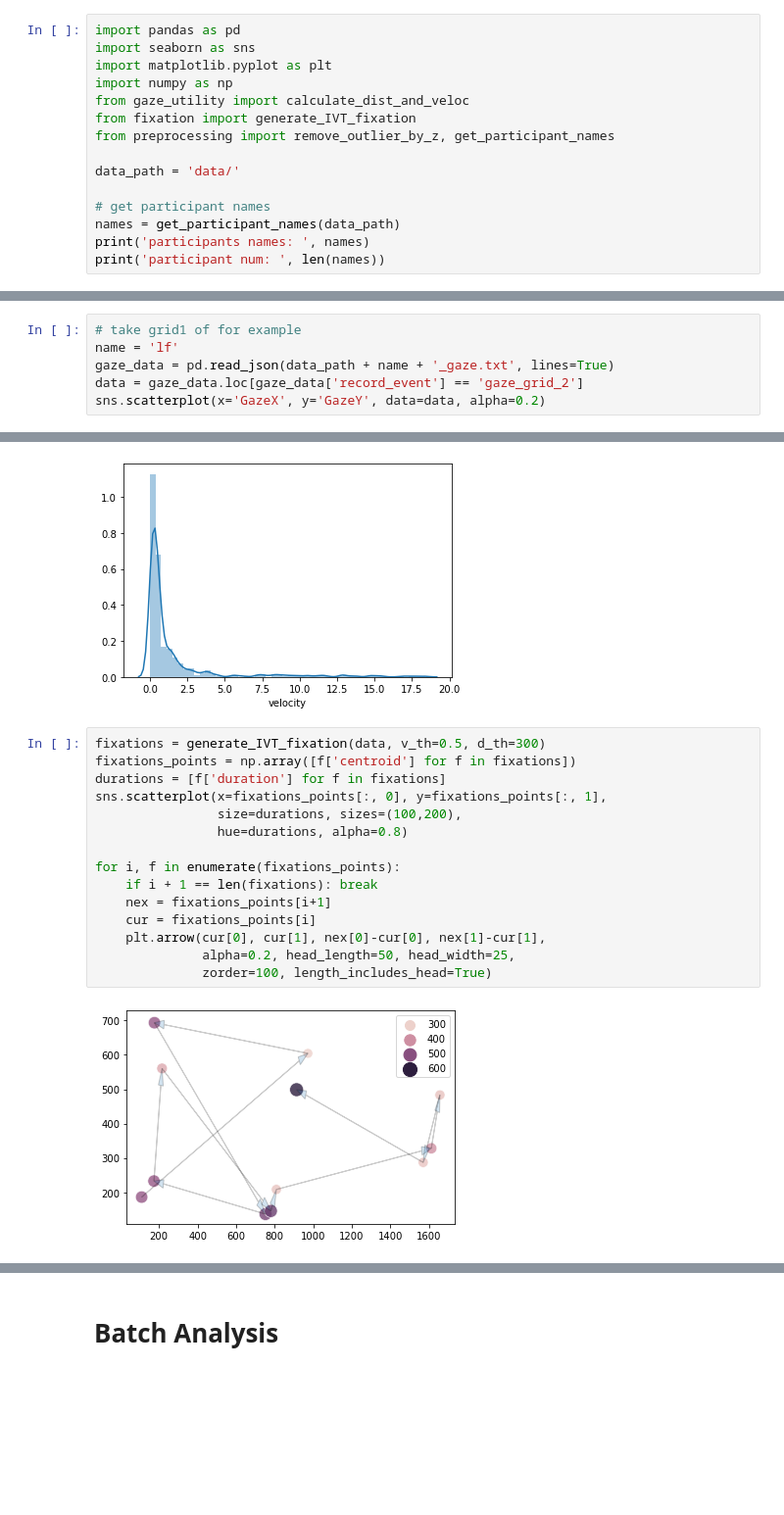
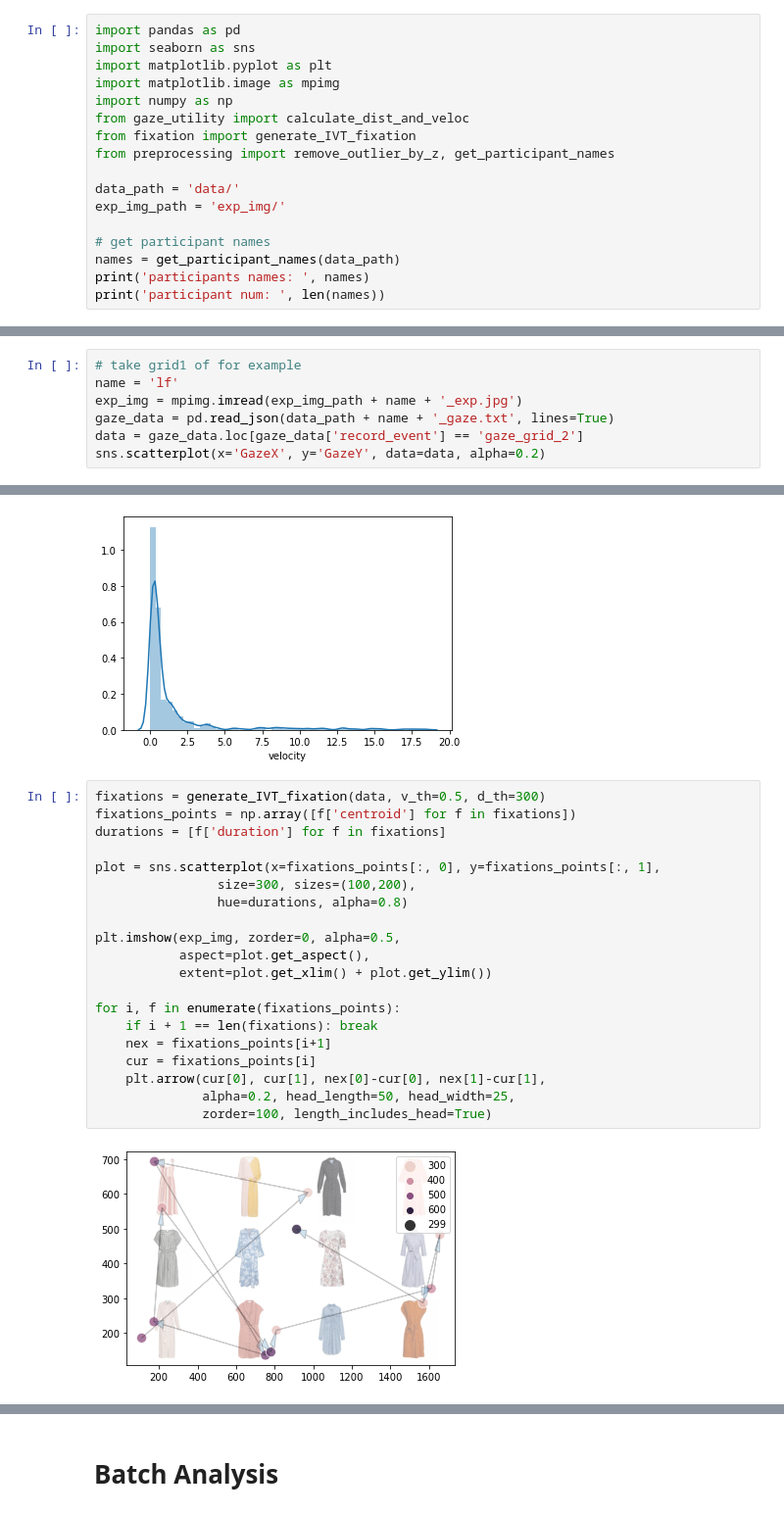
Before and after one commit to Joilence/Gaze-on-Grid, a Jupyter notebook: data-analysis/gaze_analysis.ipynb, the cells around one changed output, grey strips where cells are left out. Shown: that part at 98% size. Drawn from its saved outputs; the diff is of its cells as text; blank space fills up the shorter version.

```diff
--- a/data-analysis/gaze_analysis.ipynb
+++ b/data-analysis/gaze_analysis.ipynb
@@ -2,12 +2,14 @@
 import pandas as pd
 import seaborn as sns
 import matplotlib.pyplot as plt
+import matplotlib.image as mpimg
 import numpy as np
 from gaze_utility import calculate_dist_and_veloc
 from fixation import generate_IVT_fixation
 from preprocessing import remove_outlier_by_z, get_participant_names
 
 data_path = 'data/'
+exp_img_path = 'exp_img/'
 
 # get participant names
 names = get_participant_names(data_path)
@@ -19,6 +21,7 @@ participant num:  10
 # %%
 # take grid1 of for example
 name = 'lf'
+exp_img = mpimg.imread(exp_img_path + name + '_exp.jpg')
 gaze_data = pd.read_json(data_path + name + '_gaze.txt', lines=True)
 data = gaze_data.loc[gaze_data['record_event'] == 'gaze_grid_2']
 sns.scatterplot(x='GazeX', y='GazeY', data=data, alpha=0.2)
@@ -58,20 +70,25 @@ Name: velocity, Length: 74, dtype: int64
 # %%
 fixations = generate_IVT_fixation(data, v_th=0.5, d_th=300)
 fixations_points = np.array([f['centroid'] for f in fixations])
 durations = [f['duration'] for f in fixations]
-sns.scatterplot(x=fixations_points[:, 0], y=fixations_points[:, 1],
-                size=durations, sizes=(100,200),
+
+plot = sns.scatterplot(x=fixations_points[:, 0], y=fixations_points[:, 1],
+                size=300, sizes=(100,200),
                 hue=durations, alpha=0.8)
+
+plt.imshow(exp_img, zorder=0, alpha=0.5,
+           aspect=plot.get_aspect(),
+           extent=plot.get_xlim() + plot.get_ylim())
 
 for i, f in enumerate(fixations_points):
     if i + 1 == len(fixations): break
     nex = fixations_points[i+1]
     cur = fixations_points[i]
     plt.arrow(cur[0], cur[1], nex[0]-cur[0], nex[1]-cur[1],
               alpha=0.2, head_length=50, head_width=25,
               zorder=100, length_includes_head=True)
 # %% [output]
-[figure, old version]
+[figure, new version]
 # %%
 sns.distplot(durations)
 # %% [output]
```
Also changed, not shown: parts of 3 cells of this notebook, 1 other file.
